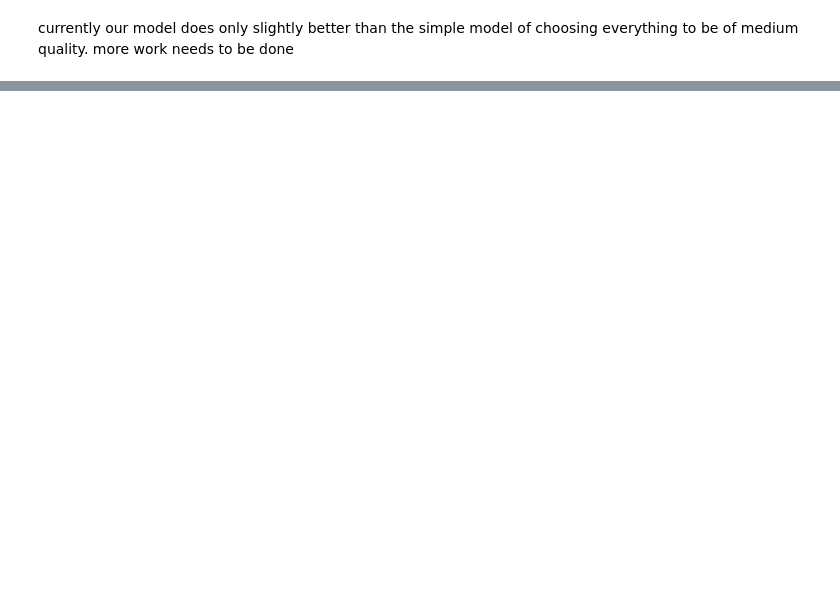
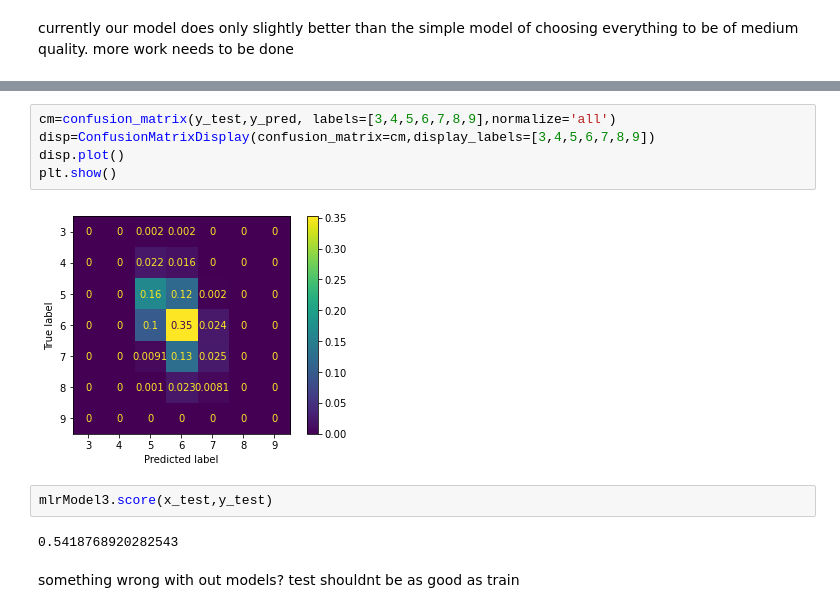
Before and after one commit to clementchen163/Wine-Quality, a Jupyter notebook: Wine Quality EDA.ipynb, the cells around one changed output, grey strips where cells are left out. Cells and saved outputs as stored; diff of their text form; blank space fills up the shorter version.

```diff
--- a/Wine Quality EDA.ipynb
+++ b/Wine Quality EDA.ipynb
@@ -174,0 +222,13 @@ currently our model does only slightly better than the simple model of choosing
+# %%
+cm=confusion_matrix(y_test,y_pred, labels=[3,4,5,6,7,8,9],normalize='all')
+disp=ConfusionMatrixDisplay(confusion_matrix=cm,display_labels=[3,4,5,6,7,8,9])
+disp.plot()
+plt.show()
+# %% [output]
+[figure, added]
+# %%
+mlrModel3.score(x_test,y_test)
+# %% [output]
+0.5418768920282543
+# %% [markdown]
+something wrong with out models? test shouldnt be as good as train
```
Also changed, not shown: parts of 18 cells of this notebook.
